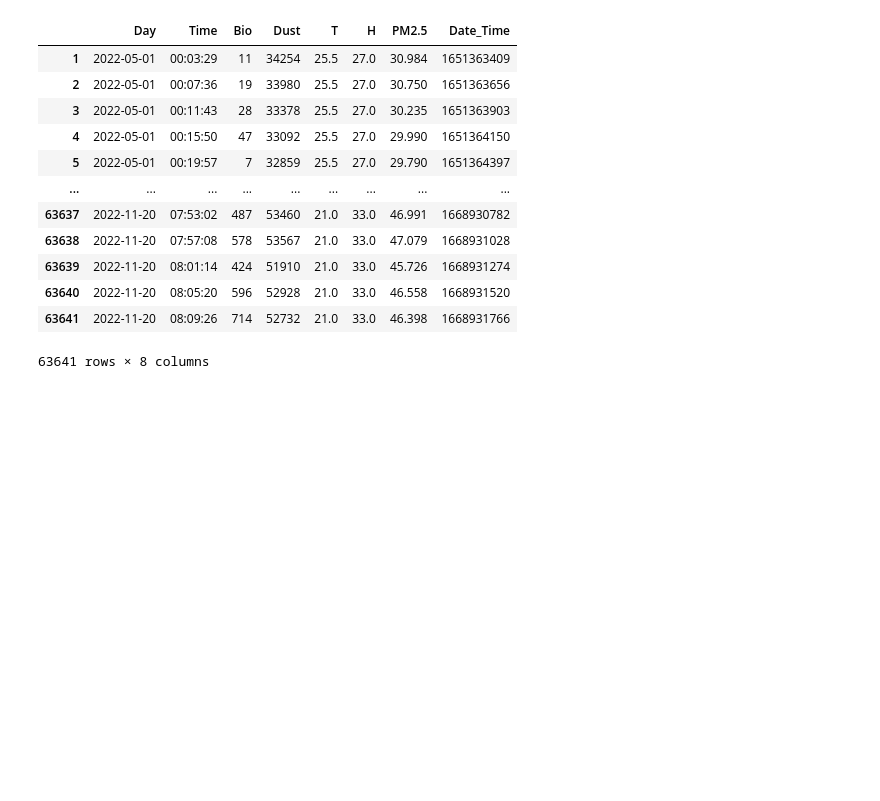
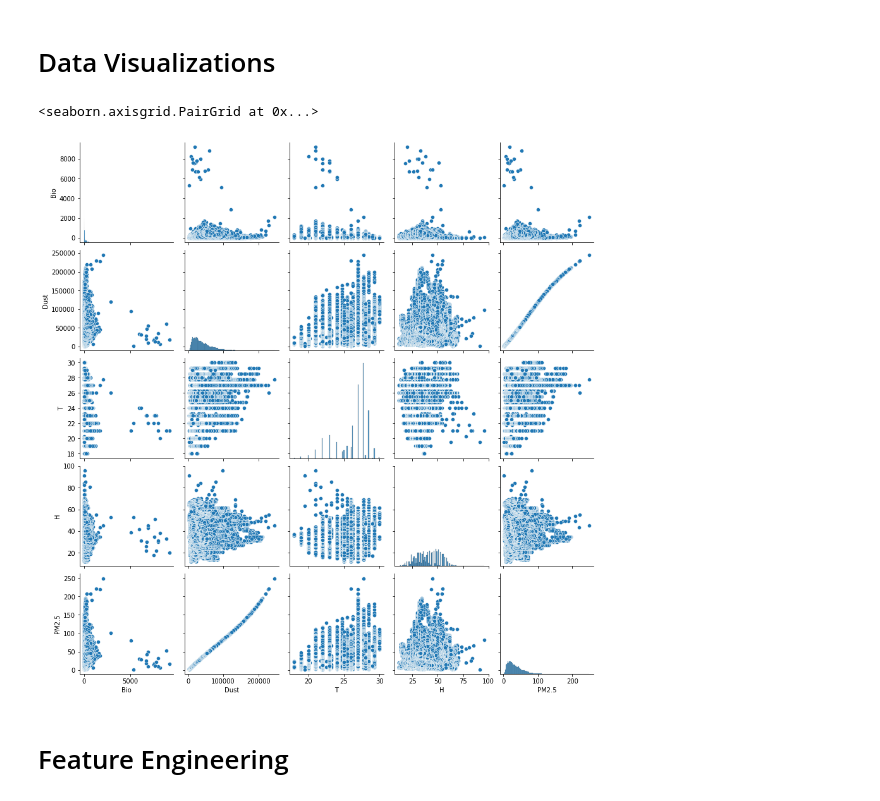
Before and after one commit to ImranNazir4/Data_Analysis_Projects, a Jupyter notebook: Indra_Coding_Tutorials/New folder/pm25.ipynb, the cells around one changed output. Drawn from its saved outputs; the diff is of its cells as text; code cells hidden in the pictures; blank space fills up the shorter version.

```diff
--- a/Indra_Coding_Tutorials/New folder/pm25.ipynb
+++ b/Indra_Coding_Tutorials/New folder/pm25.ipynb
@@ -54,16 +48,0 @@ df['Date_Time'] =df['Date_Time'].values.astype(np.int64) // 10 ** 9
-# %%
-df
-# %% [output]
-|  | Day | Time | Bio | Dust | T | H | PM2.5 | Date_Time |
-| 1 | 2022-05-01 | 00:03:29 | 11 | 34254 | 25.5 | 27.0 | 30.984 | 1651363409 |
-| 2 | 2022-05-01 | 00:07:36 | 19 | 33980 | 25.5 | 27.0 | 30.750 | 1651363656 |
-| 3 | 2022-05-01 | 00:11:43 | 28 | 33378 | 25.5 | 27.0 | 30.235 | 1651363903 |
-| 4 | 2022-05-01 | 00:15:50 | 47 | 33092 | 25.5 | 27.0 | 29.990 | 1651364150 |
-| 5 | 2022-05-01 | 00:19:57 | 7 | 32859 | 25.5 | 27.0 | 29.790 | 1651364397 |
-| ... | ... | ... | ... | ... | ... | ... | ... | ... |
-| 63637 | 2022-11-20 | 07:53:02 | 487 | 53460 | 21.0 | 33.0 | 46.991 | 1668930782 |
-| 63638 | 2022-11-20 | 07:57:08 | 578 | 53567 | 21.0 | 33.0 | 47.079 | 1668931028 |
-| 63639 | 2022-11-20 | 08:01:14 | 424 | 51910 | 21.0 | 33.0 | 45.726 | 1668931274 |
-| 63640 | 2022-11-20 | 08:05:20 | 596 | 52928 | 21.0 | 33.0 | 46.558 | 1668931520 |
-| 63641 | 2022-11-20 | 08:09:26 | 714 | 52732 | 21.0 | 33.0 | 46.398 | 1668931766 |
-63641 rows × 8 columns
@@ -73 +49,10 @@ minmax_scaler=MinMaxScaler()
+# %% [markdown]
+# Data Visualizations
+# %%
+sns.pairplot(df)
+# %% [output]
+<seaborn.axisgrid.PairGrid at 0x...>
+[figure, added]
+# %% [markdown]
+# Feature Engineering
 # %%
```
Also changed, not shown: parts of 50 cells of this notebook, 2 other files.
